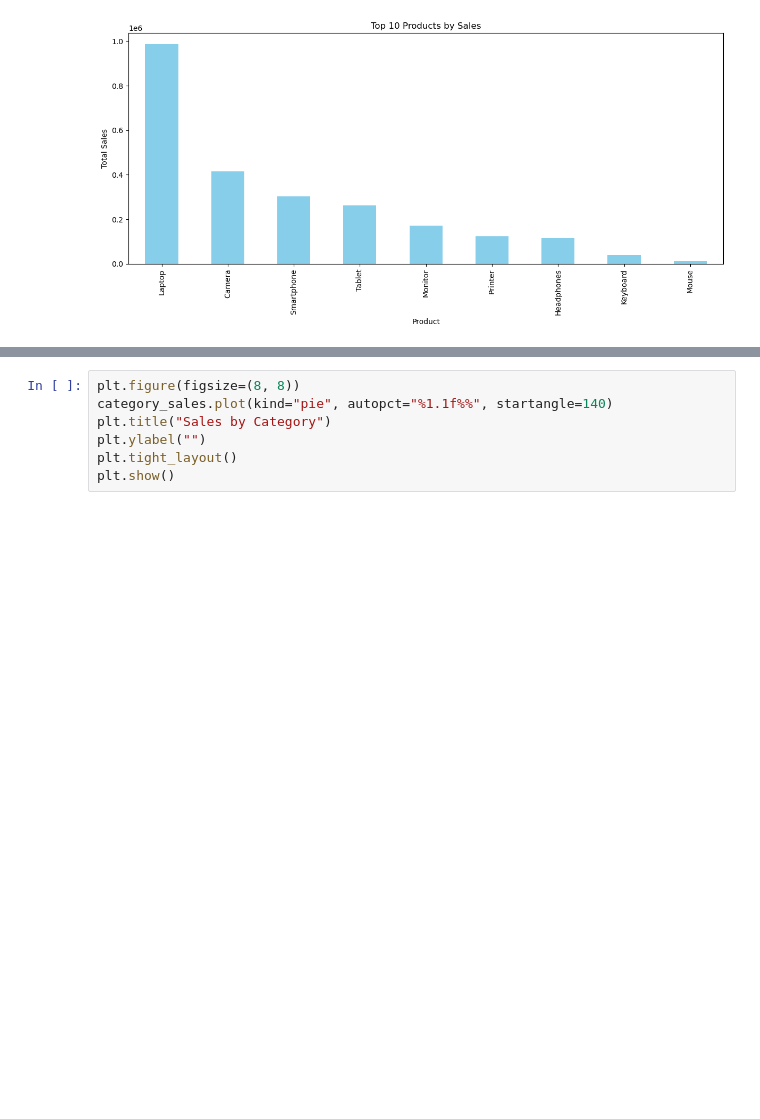
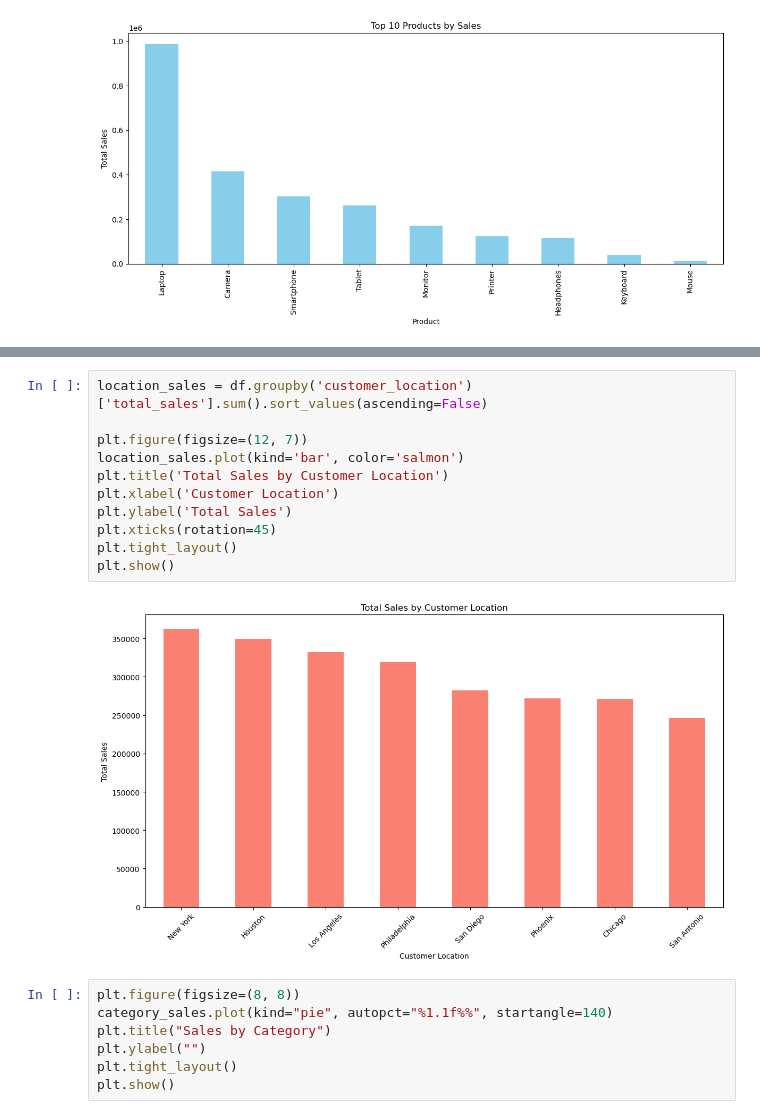
Before and after one commit to hubwied/ecommerce_sale, a Jupyter notebook: ecommerce_sale.ipynb, the cells around one changed output, grey strips where cells are left out. Drawn from its saved outputs; the diff is of its cells as text; blank space fills up the shorter version.

```diff
--- a/ecommerce_sale.ipynb
+++ b/ecommerce_sale.ipynb
@@ -190,3 +215,16 @@ plt.show()
+# %%
+location_sales = df.groupby('customer_location')['total_sales'].sum().sort_values(ascending=False)
+
+plt.figure(figsize=(12, 7))
+location_sales.plot(kind='bar', color='salmon')
+plt.title('Total Sales by Customer Location')
+plt.xlabel('Customer Location')
+plt.ylabel('Total Sales')
+plt.xticks(rotation=45)
+plt.tight_layout()
+plt.show()
+# %% [output]
+[figure, added]
 # %%
 plt.figure(figsize=(8, 8))
 category_sales.plot(kind="pie", autopct="%1.1f%%", startangle=140)
```
Also changed, not shown: parts of 3 cells of this notebook.
